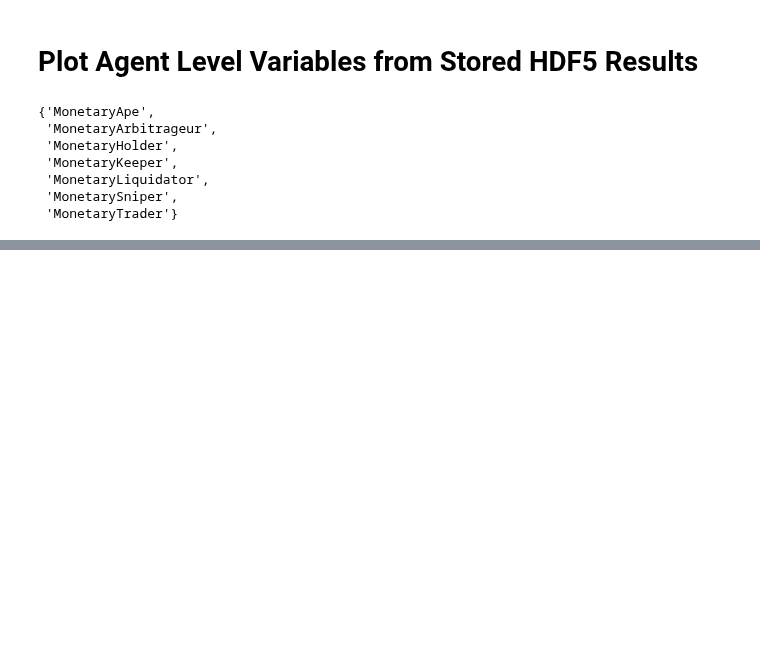
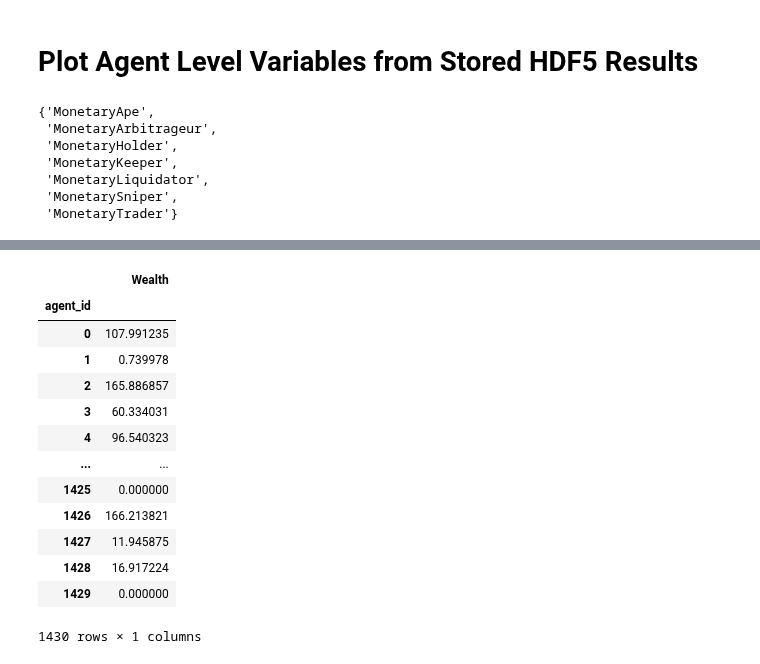
Before and after one commit to overlay-market/overlay-monetary, a Jupyter notebook: notebooks/Agent Based Simulation Long-Run Analysis with Snipers and Liquidators (1m data quoted in ETH).ipynb, the cells around one changed output, grey strips where cells are left out. Drawn from its saved outputs; the diff is of its cells as text; code cells hidden in the pictures; blank space fills up the shorter version.

```diff
--- a/notebooks/Agent Based Simulation Long-Run Analysis with Snipers and Liquidators (1m data quoted in ETH).ipynb
+++ b/notebooks/Agent Based Simulation Long-Run Analysis with Snipers and Liquidators (1m data quoted in ETH).ipynb
@@ -1020 +1022,18 @@ for agent_type_string in sorted(hdf5_data_collection_file.agent_type_string_set)
 [figure]
+# %%
+hdf5_data_collection_file.get_agent_report_dataframe_for_specific_time_step(time_step=-1)
+# %% [output]
+|  | Wealth |
+| agent_id |  |
+| 0 | 107.991235 |
+| 1 | 0.739978 |
+| 2 | 165.886857 |
+| 3 | 60.334031 |
+| 4 | 96.540323 |
+| ... | ... |
+| 1425 | 0.000000 |
+| 1426 | 166.213821 |
+| 1427 | 11.945875 |
+| 1428 | 16.917224 |
+| 1429 | 0.000000 |
+1430 rows × 1 columns
```
Also changed, not shown: parts of 21 cells of this notebook, 2 other files.
